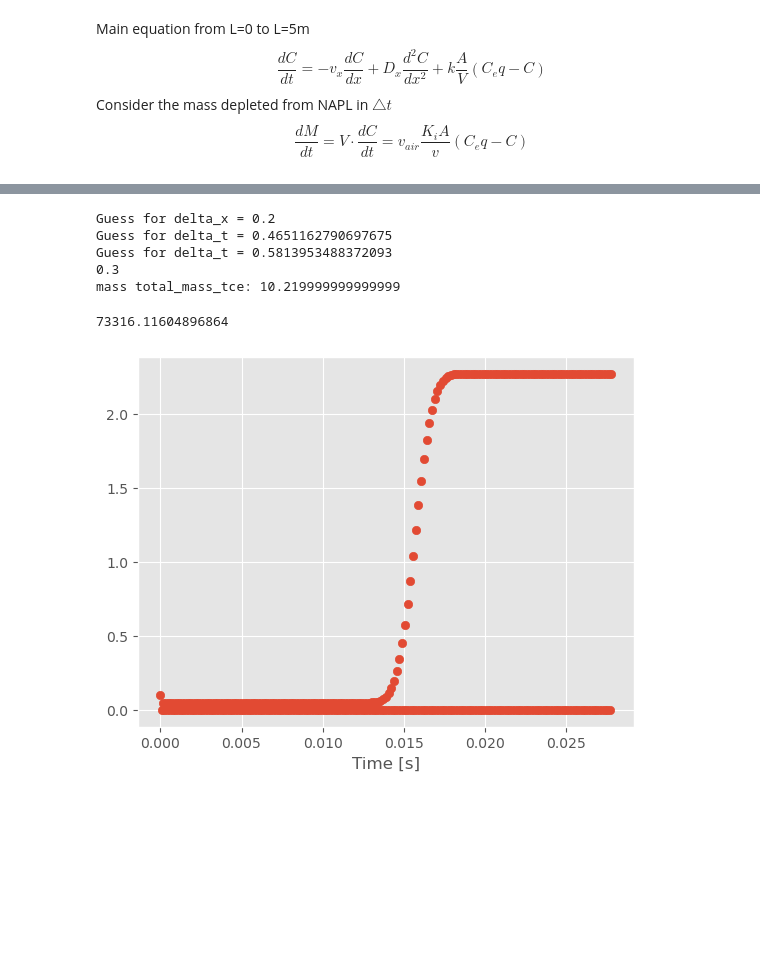
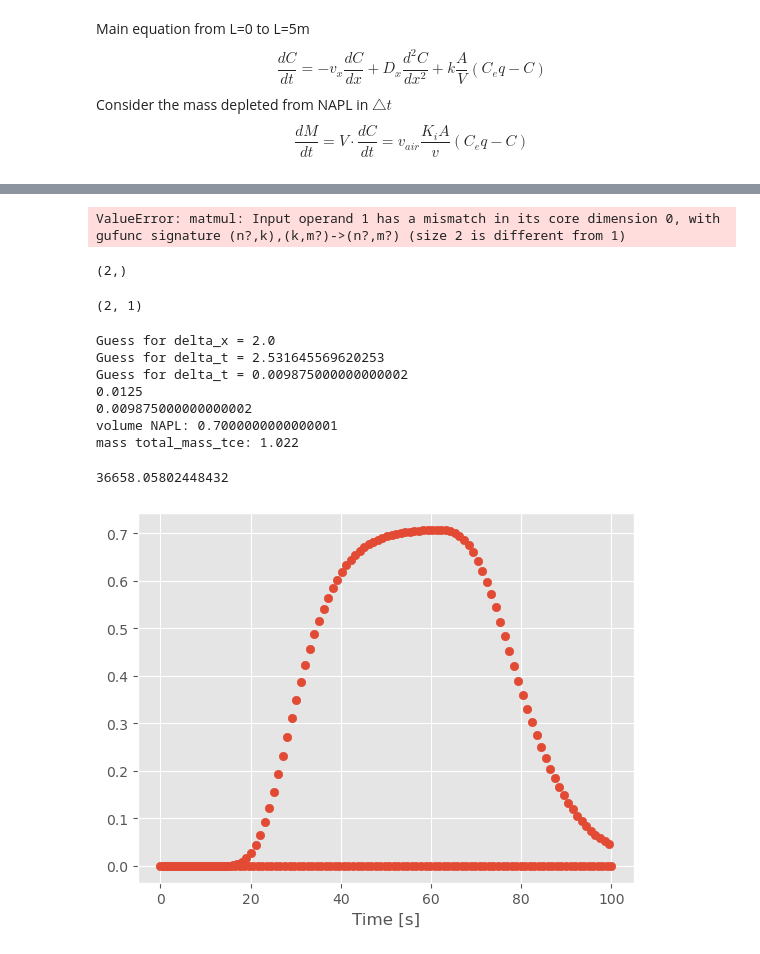
Before and after one commit to sebastianibam002/bioremediation, a Jupyter notebook: bioremediation_analysis.ipynb, the cells around one changed output, grey strips where cells are left out. Drawn from its saved outputs; the diff is of its cells as text; code cells hidden in the pictures; blank space fills up the shorter version.

```diff
--- a/bioremediation_analysis.ipynb
+++ b/bioremediation_analysis.ipynb
@@ -201,24 +268,42 @@ Text(0, 0.5, 'Average Mass TCE in NAPL [g]')
+# %%
+np.matmul( np.ones((2, 1)), )
+# %% [output]
+ValueError: matmul: Input operand 1 has a mismatch in its core dimension 0, with gufunc signature (n?,k),(k,m?)->(n?,m?) (size 2 is different from 1)
+# %%
+np.matrix([1, 0]).shape
+# %% [output]
+(2,)
+# %%
+.shape
+# %% [output]
+(2, 1)
 # %%
 guess_dx = Dx*2/v_x
 print(f"Guess for delta_x = {guess_dx}")
 print(f"Guess for delta_t = {guess_dx**2/(2*Dx)}")
 # courant number
-print(f"Guess for delta_t = {delta_x/v_x}")
+print(f"Guess for delta_t = {(delta_t*v_x)/delta_x}")
 print(delta_t)
+
+print(f"{(delta_t*Dx)/delta_x**2}")
+print(f"volume NAPL: {vol_NAPL}")
 print(f"mass total_mass_tce: {total_mass_tce*1e-6}")
 # %% [output]
-Guess for delta_x = 0.2
-Guess for delta_t = 0.4651162790697675
-Guess for delta_t = 0.5813953488372093
-0.3
-mass total_mass_tce: 10.219999999999999
+Guess for delta_x = 2.0
+Guess for delta_t = 2.531645569620253
+Guess for delta_t = 0.009875000000000002
+0.0125
+0.009875000000000002
+volume NAPL: 0.7000000000000001
+mass total_mass_tce: 1.022
 # %%
 normalized_x = np.linspace(0, L3, total_grid_points)
-plt.scatter(np.linspace(0, total_time, total_time_points)/3600, tce_mat[int(L2//delta_x), :])
+plt.scatter(np.linspace(0, total_time, total_time_points), tce_mat[int(L2//delta_x), :])
 plt.xlabel("Time [s]")
 
+
 print(k_spa)
 # %% [output]
-73316.11604896864
+36658.05802448432
-[figure, old version]
+[figure, new version]
 # %%
```
Also changed, not shown: parts of 10 cells of this notebook.
